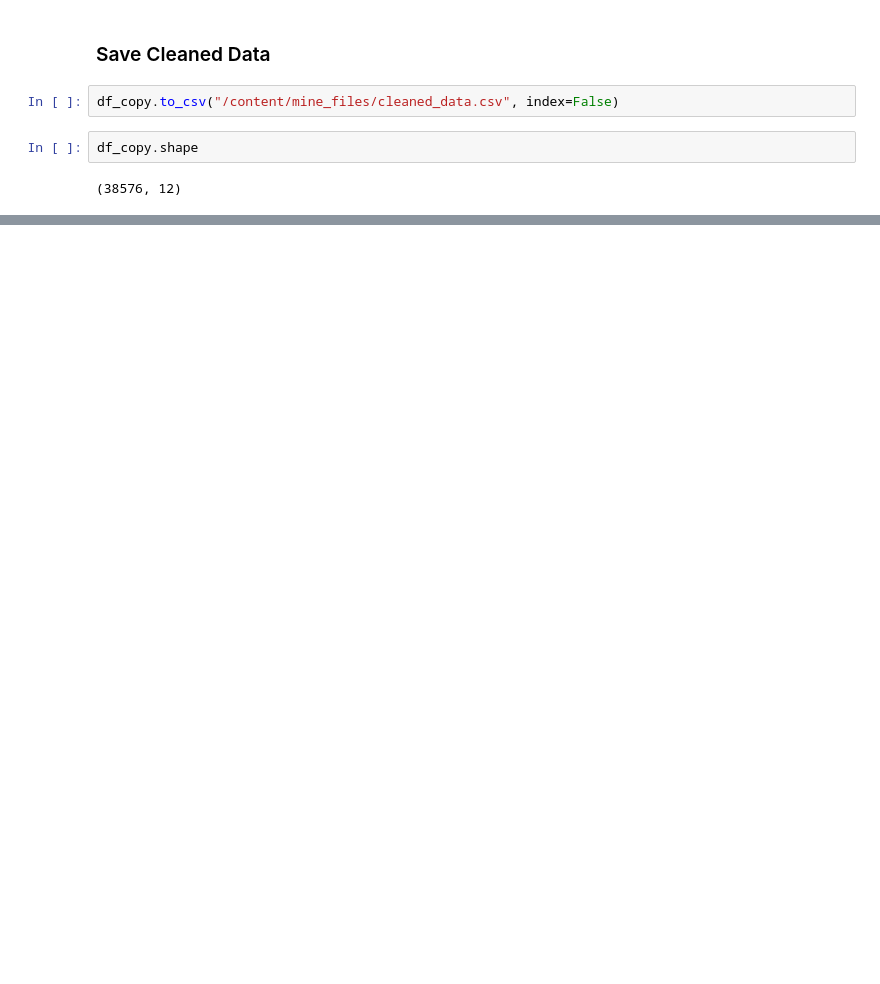
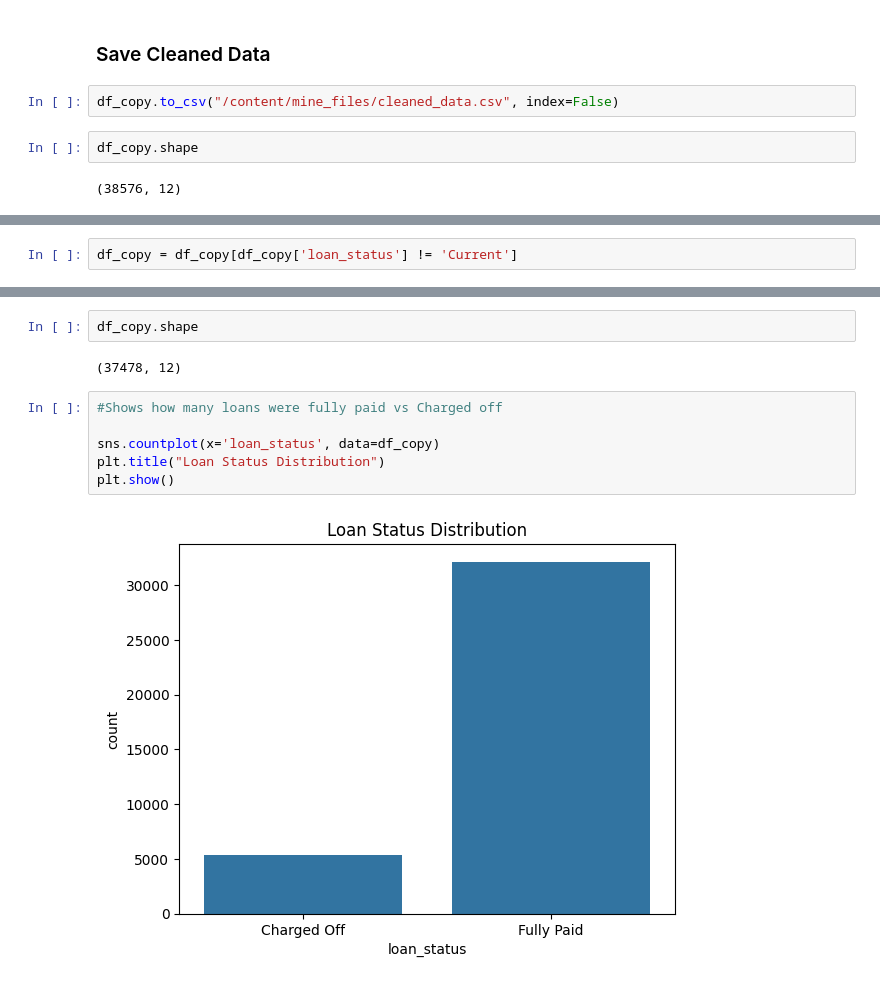
Before and after one commit to TemiDavid/blank-app, a Jupyter notebook: Capstone_Project.ipynb, the cells around one changed output, grey strips where cells are left out. Saved outputs shown, nothing was run; the diff lists cells and outputs as text; blank space fills up the shorter version.

```diff
--- a/Capstone_Project.ipynb
+++ b/Capstone_Project.ipynb
@@ -361,0 +469,2 @@ df_copy.shape
+# %%
+df_copy = df_copy[df_copy['loan_status'] != 'Current']
@@ -361,0 +479,12 @@ df_copy.shape
+# %%
+df_copy.shape
+# %% [output]
+(37478, 12)
+# %%
+#Shows how many loans were fully paid vs Charged off
+
+sns.countplot(x='loan_status', data=df_copy)
+plt.title("Loan Status Distribution")
+plt.show()
+# %% [output]
+[figure, added]
```
Also changed, not shown: parts of 33 cells of this notebook.
